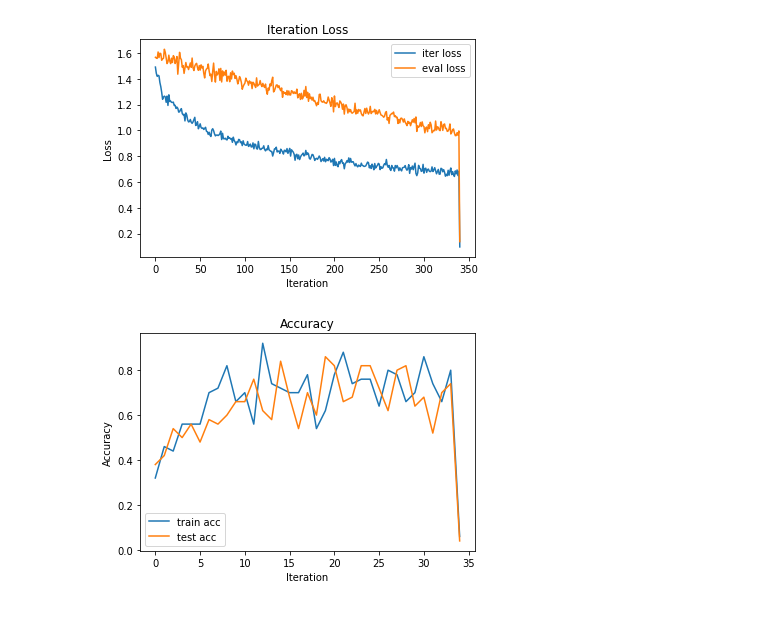
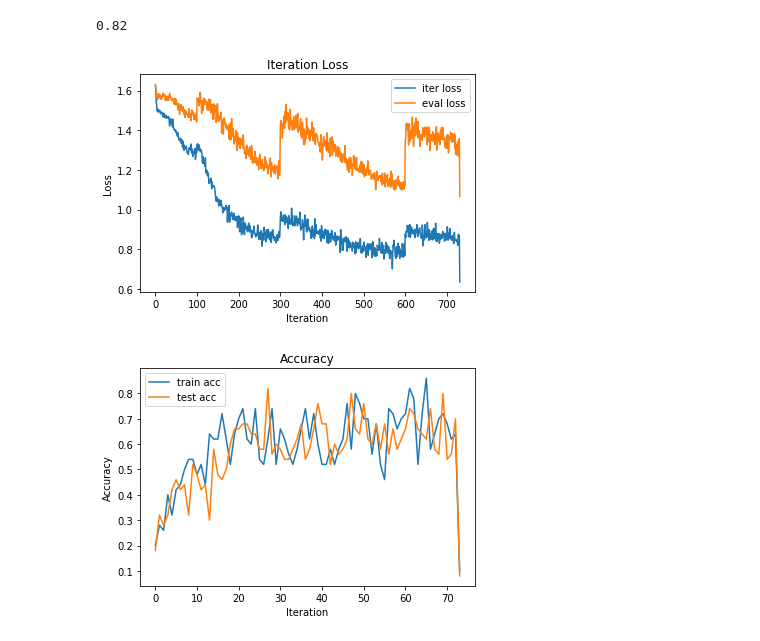
Before and after one commit to 852432070/har-with-reptile, a Jupyter notebook: analyse.ipynb, the cells around one changed output. Saved outputs shown, nothing was run; the diff lists cells and outputs as text; code cells hidden in the pictures.

```diff
--- a/analyse.ipynb
+++ b/analyse.ipynb
@@ -3,7 +3,7 @@ import re
 import matplotlib.pyplot as plt
 
 # 读取文本文件
-with open('log.txt', 'r') as file:
+with open('log_LIMU_activity_7.txt', 'r') as file:
     text = file.read()
 
 # 提取以iter开头的行中的loss值和eval开头的loss值
@@ -24,33 +24,35 @@ iter_loss = [sum(iter_loss[i:i+5]) / 5 for i in range(0, len(iter_loss), 5)]
 iter_loss = [sum(iter_loss[i:i+20]) / 20 for i in range(0, len(iter_loss), 20)]
 eval_loss = [sum(eval_loss[i:i+20]) / 20 for i in range(0, len(eval_loss), 20)]
 batch_train = [sum(batch_train[i:i+10]) / 10 for i in range(0, len(batch_train), 10)]
 batch_test = [sum(batch_test[i:i+10]) / 10 for i in range(0, len(batch_test), 10)]
 
 # 绘制折线图
 plt.figure()
 
 # 绘制iter loss折线图
 
 plt.plot(iter_loss, label='iter loss')
 plt.xlabel('Iteration')
 plt.ylabel('Loss')
 plt.title('Iteration Loss')
 plt.legend()
 # 绘制eval loss折线图
 plt.plot(eval_loss, label='eval loss')
 plt.legend()
 
 plt.figure()
 plt.plot(batch_train, label='train acc')
 plt.xlabel('Iteration')
 plt.ylabel('Accuracy')
 plt.title('Accuracy')
 plt.plot(batch_test, label='test acc')
 plt.legend()
 
-
+test_max_acc = max(batch_test)
+print(test_max_acc)
 # 显示图形
 plt.show()
 # %% [output]
+0.82
-[figure, old version]
+[figure, new version]
-[figure, old version]
+[figure, new version]
```
Also changed, not shown: 2 other files.
